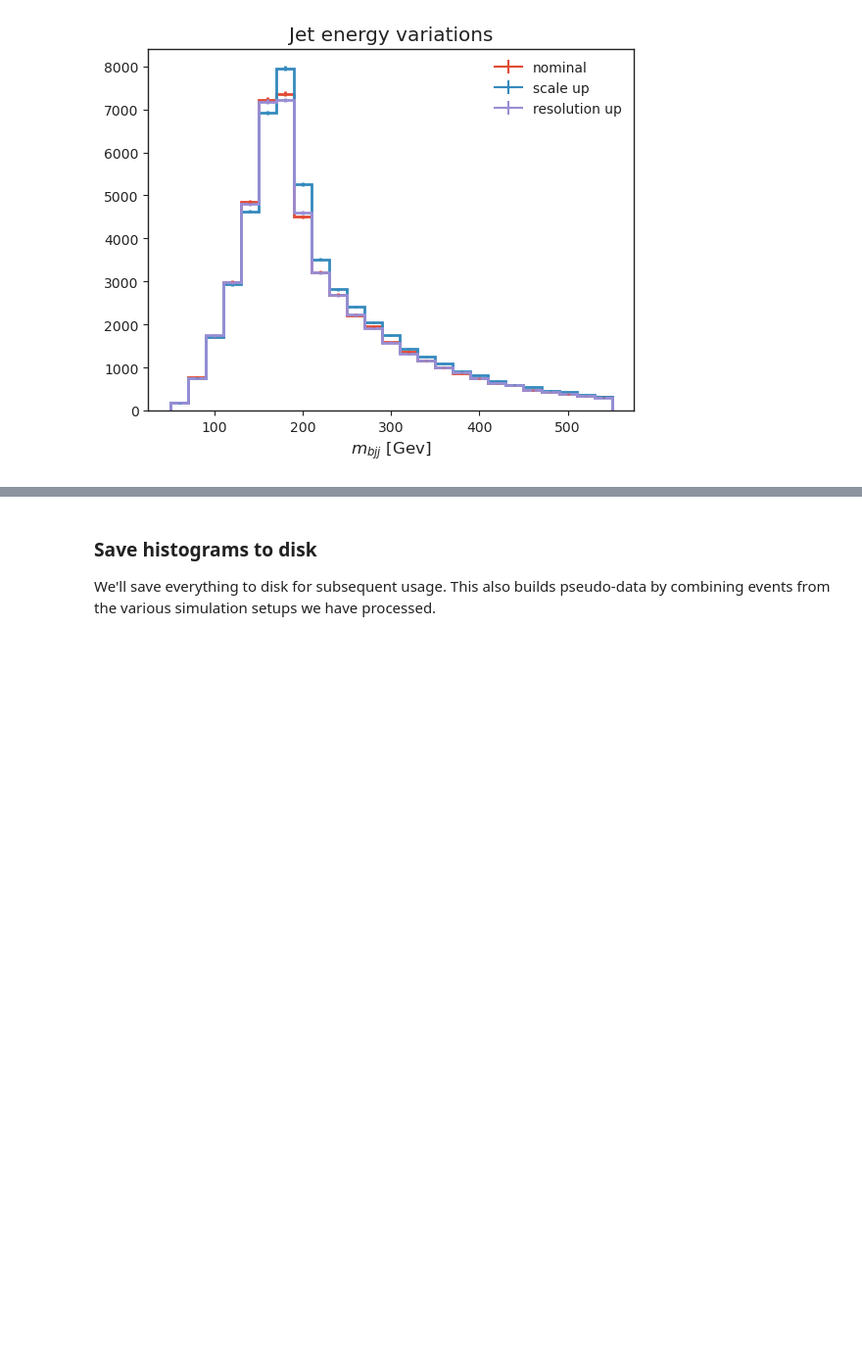
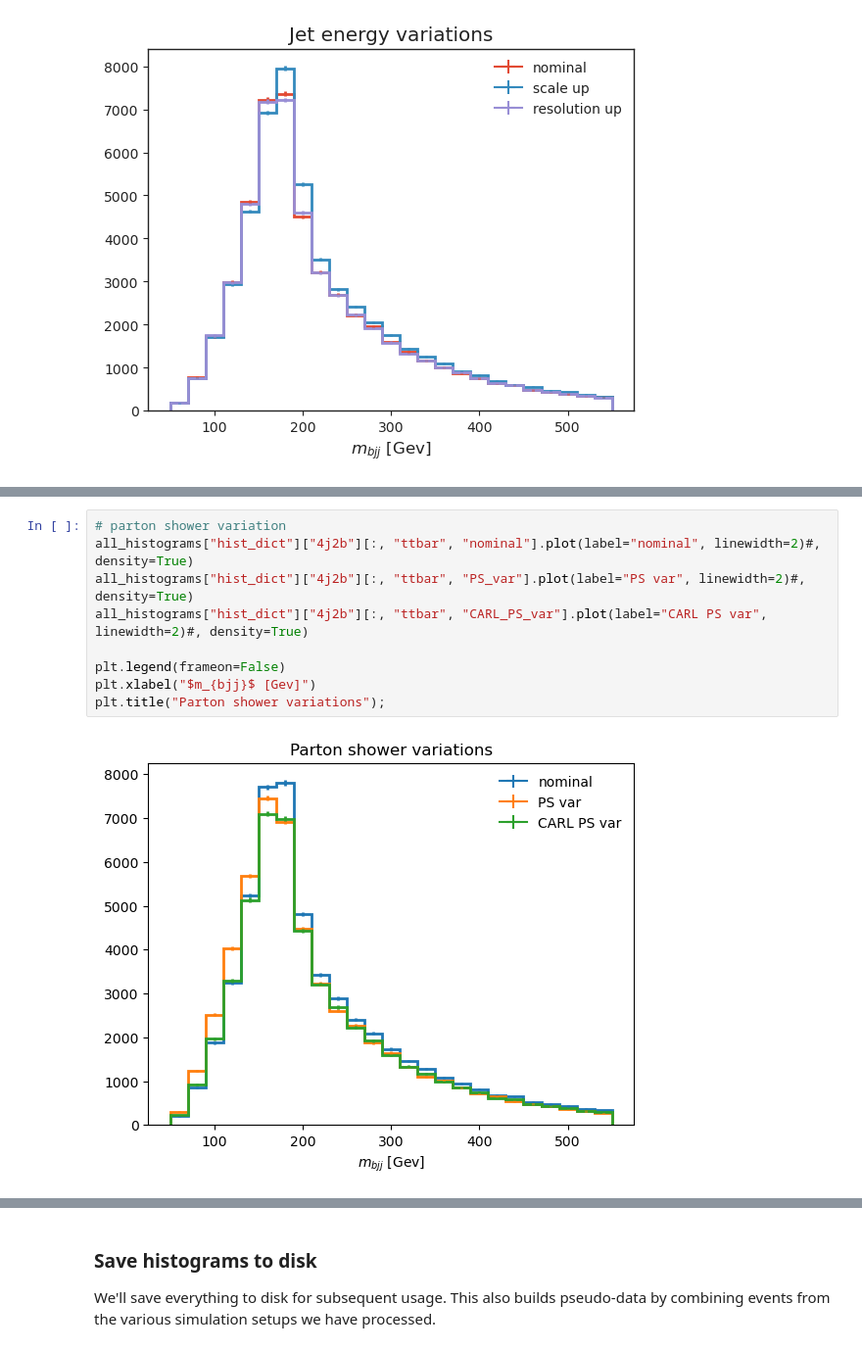
Before and after one commit to mdkdrnevich/carl-for-agc, a Jupyter notebook: ttbar_carl_analysis_pipeline.ipynb, the cells around one changed output, grey strips where cells are left out. Shown at 98% size. Drawn from its saved outputs; the diff is of its cells as text; blank space fills up the shorter version.

```diff
--- a/ttbar_carl_analysis_pipeline.ipynb
+++ b/ttbar_carl_analysis_pipeline.ipynb
@@ -591,3 +653,14 @@ plt.title("Jet energy variations");
+# %%
+# parton shower variation
+all_histograms["hist_dict"]["4j2b"][:, "ttbar", "nominal"].plot(label="nominal", linewidth=2)#, density=True)
+all_histograms["hist_dict"]["4j2b"][:, "ttbar", "PS_var"].plot(label="PS var", linewidth=2)#, density=True)
+all_histograms["hist_dict"]["4j2b"][:, "ttbar", "CARL_PS_var"].plot(label="CARL PS var", linewidth=2)#, density=True)
+
+plt.legend(frameon=False)
+plt.xlabel("$m_{bjj}$ [Gev]")
+plt.title("Parton shower variations");
+# %% [output]
+[figure, added]
 # %%
 # ML inference variables
 if USE_INFERENCE:
```
Also changed, not shown: parts of 9 cells of this notebook, 2 other files.
